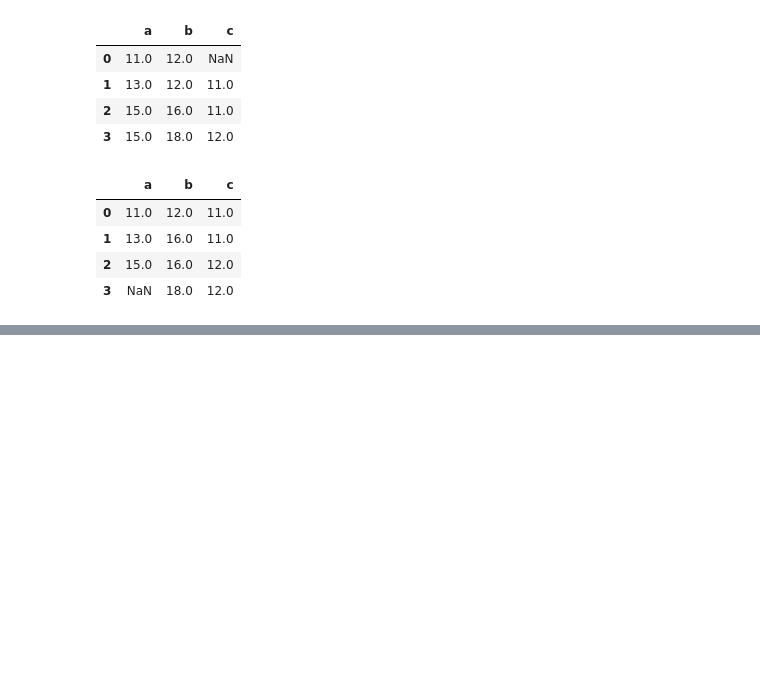
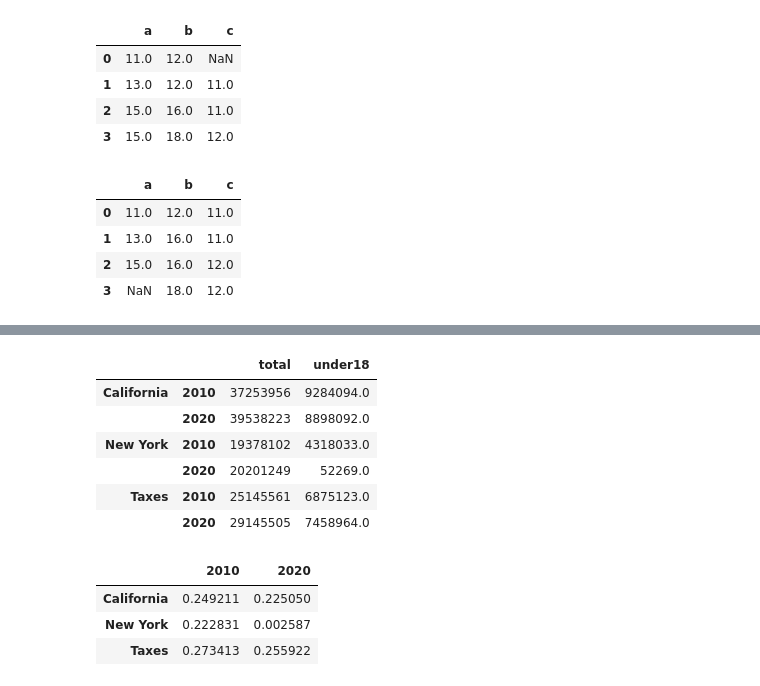
Before and after one commit to Maitri0904/Fundamental-of-data-science, a Jupyter notebook: Pandas.ipynb, the cells around one changed output, grey strips where cells are left out. Cells and saved outputs as stored; diff of their text form; code cells hidden in the pictures; blank space fills up the shorter version.

```diff
--- a/Pandas.ipynb
+++ b/Pandas.ipynb
@@ -1153,0 +1038,8 @@ df.fillna(method = 'bfill',axis = 0)
+# %%
+index = [('California',2010),('California',2020),
+        ('New York',2010),('New York',2020),
+        ('Taxes',2010),('Taxes',2020)]
+
+population = [37253956,39538223,19378102,20201249,25145561,29145505]
+pop = pd.Series (population , index = index)
+pop
@@ -1153,0 +1054,3 @@ df.fillna(method = 'bfill',axis = 0)
+# %%
+index = pd.MultiIndex.from_tuples(index)
+index
@@ -1153,0 +1065,3 @@ df.fillna(method = 'bfill',axis = 0)
+# %%
+pop = pop.reindex(index)
+pop
@@ -1153,0 +1103,19 @@ df.fillna(method = 'bfill',axis = 0)
+# %%
+pop_df = pd.DataFrame({'total':pop,'under18':[9284094,8898092,4318033,418152/8,6875123,7458964]})
+pop_df
+# %% [output]
+|  |  | total | under18 |
+| California | 2010 | 37253956 | 9284094.0 |
+|  | 2020 | 39538223 | 8898092.0 |
+| New York | 2010 | 19378102 | 4318033.0 |
+|  | 2020 | 20201249 | 52269.0 |
+| Taxes | 2010 | 25145561 | 6875123.0 |
+|  | 2020 | 29145505 | 7458964.0 |
+# %%
+f_u18 = pop_df['under18'] / pop_df['total']
+f_u18.unstack()
+# %% [output]
+|  | 2010 | 2020 |
+| California | 0.249211 | 0.225050 |
+| New York | 0.222831 | 0.002587 |
+| Taxes | 0.273413 | 0.255922 |
```
Also changed, not shown: parts of 62 cells of this notebook, 1 other file.
